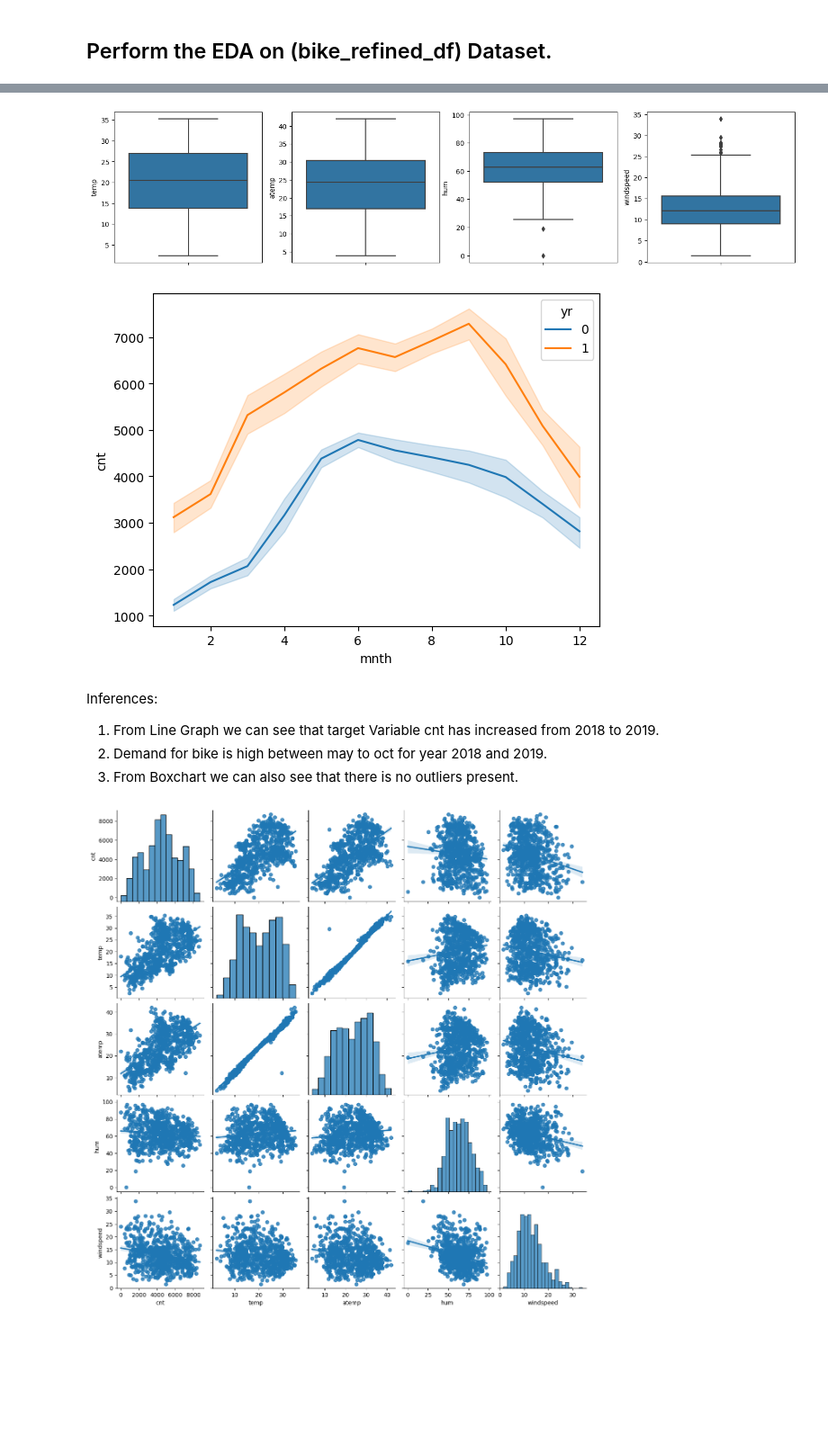
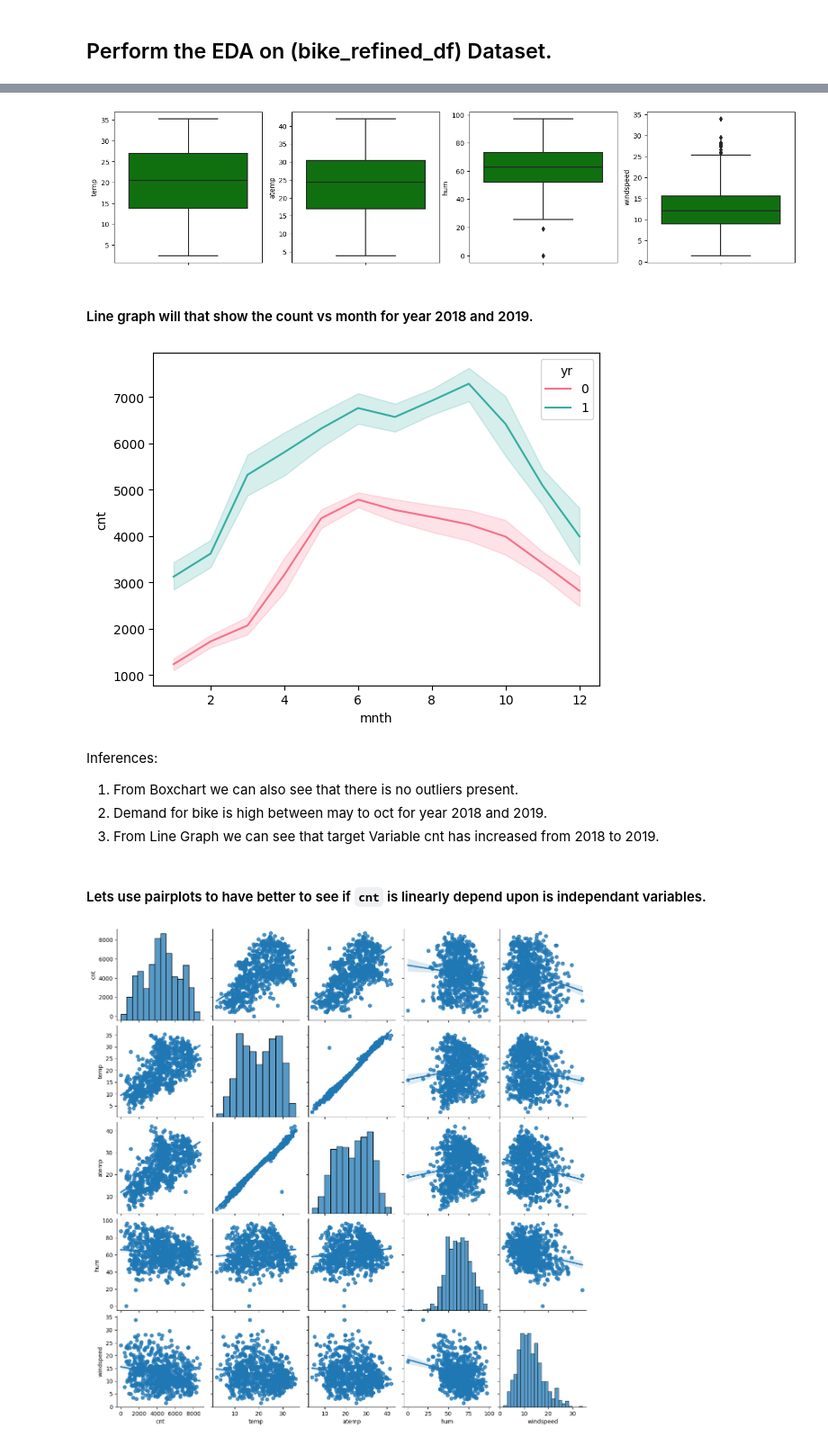
Before and after one commit to aravindvcyber/Bike_Sharing_Multiple_Linear_Regression, a Jupyter notebook: Bike_Sharing_Multiple_Linear_Regression.ipynb, the cells around one changed output, grey strips where cells are left out. Shown at 90% size. Cells and saved outputs as stored; diff of their text form; code cells hidden in the pictures; blank space fills up the shorter version.

```diff
--- a/Bike_Sharing_Multiple_Linear_Regression.ipynb
+++ b/Bike_Sharing_Multiple_Linear_Regression.ipynb
@@ -217,6 +218,8 @@ Index(['instant', 'dteday', 'season', 'yr', 'mnth', 'holiday', 'weekday',
        'workingday', 'weathersit', 'temp', 'atemp', 'hum', 'windspeed',
        'casual', 'registered', 'cnt'],
       dtype='object')
+# %%
+bike_df.drop(['instant','dteday'], axis=1, inplace=True)
 # %% [markdown]
 ## Dropping casual and Registed as  they sumed to Cnt.
 # %%
@@ -272,25 +304,28 @@ def plot_bar_graphs(df,column):
 # %%
-# Lets check if any outliers present is numeric featires.
-# raw box plots for indepent variables with continuous values
+# Lets check if any outliers present in the numeric features using raw box plots for independant variables with continuous values
 cols = ['temp', 'atemp', 'hum', 'windspeed']
 plt.figure(figsize=(18,4))
 
 k = 1
 for col in cols:
     plt.subplot(1,4,k)
-    sns.boxplot(y=col, data=bike_refined_df)
+    sns.boxplot(y=col, data=bike_refined_df, color='green')
     k+=1
 # %% [output]
-[figure, old version]
+[figure, new version]
+# %% [markdown]
+#### Line graph will that show the count vs month for year 2018 and 2019.
 # %%
 # Line graph will that show the count vs month for year 2018 and 2019.
-sns.lineplot(x = "mnth", y = "cnt", data=bike_refined_df,hue = "yr")
+sns.lineplot(x = "mnth", y = "cnt", data=bike_refined_df,hue='yr', markers=True, palette='husl')
 plt.show()
 # %% [output]
-[figure, old version]
+[figure, new version]
 # %% [markdown]
 Inferences:
-1. From Line Graph we can see that target Variable cnt has increased from 2018 to 2019.
+1. From Boxchart we can also see that there is no outliers present.
 2. Demand for bike is high between may to oct for year 2018 and 2019.
-3. From Boxchart we can also see that there is no outliers present.
+3. From Line Graph we can see that target Variable cnt has increased from 2018 to 2019.
+# %% [markdown]
+#### Lets use pairplots to have better to see if `cnt` is linearly  depend upon is independant variables.
 # %%
```
Also changed, not shown: parts of 43 cells of this notebook.
